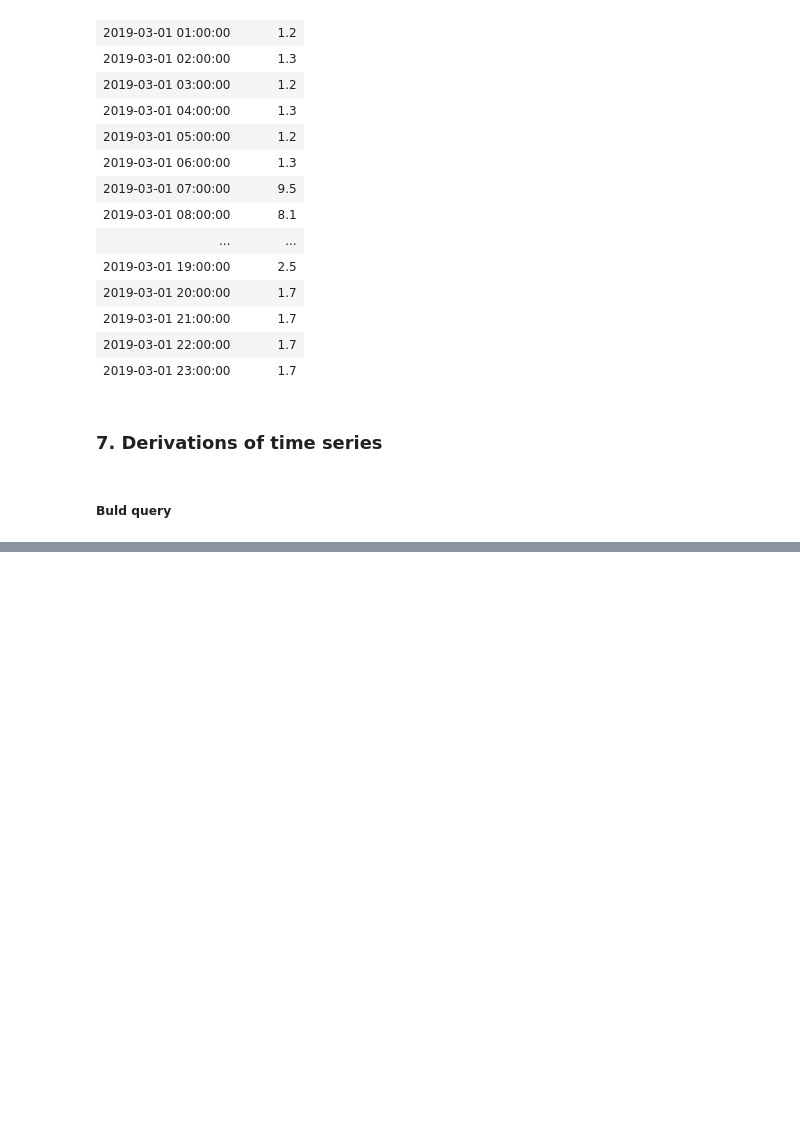
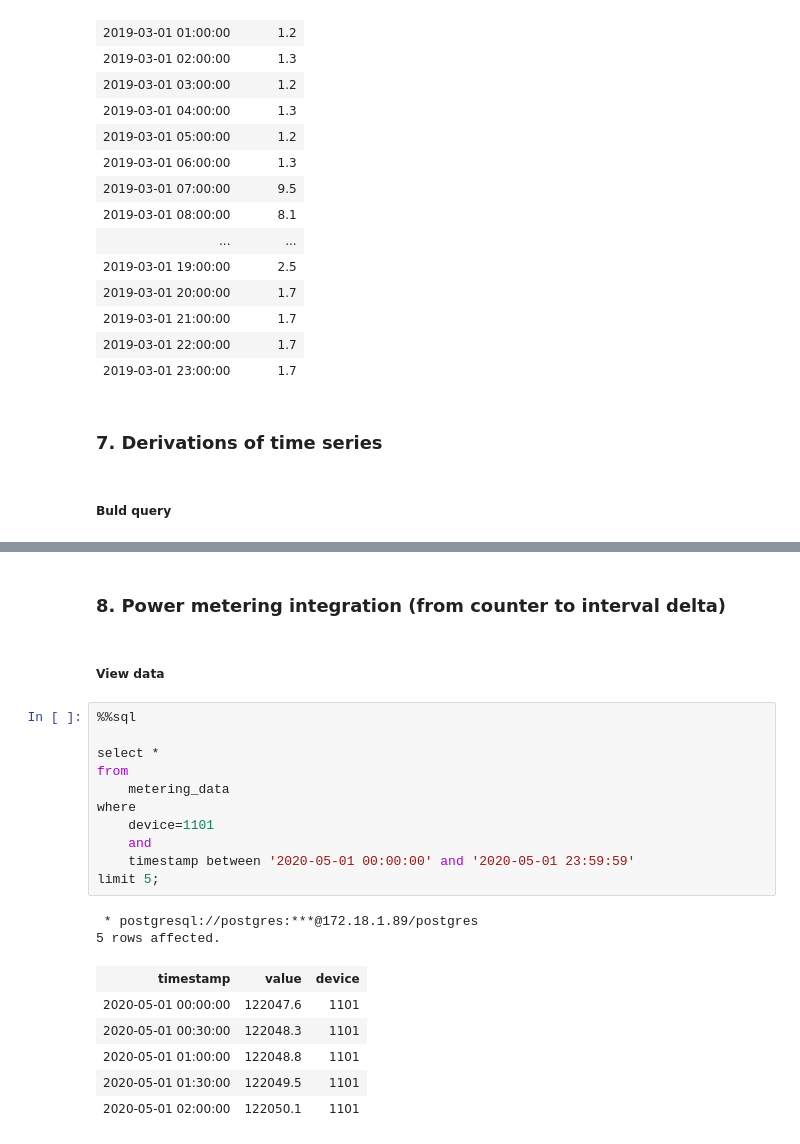
Before and after one commit to dimandms/sql_timeseries, a Jupyter notebook: lessons.ipynb, the cells around one changed output, grey strips where cells are left out. Drawn from its saved outputs; the diff is of its cells as text; blank space fills up the shorter version.

```diff
--- a/lessons.ipynb
+++ b/lessons.ipynb
@@ -395,0 +396,24 @@ limit 5;
+# %% [markdown]
+### 8. Power metering integration (from counter to interval delta)
+# %% [markdown]
+##### View data
+# %%
+%%sql
+
+select *
+from
+    metering_data
+where
+    device=1101
+    and
+    timestamp between '2020-05-01 00:00:00' and '2020-05-01 23:59:59'
+limit 5;
+# %% [output]
+ * postgresql://postgres:***@172.18.1.89/postgres
+5 rows affected.
+| timestamp | value | device |
+| 2020-05-01 00:00:00 | 122047.6 | 1101 |
+| 2020-05-01 00:30:00 | 122048.3 | 1101 |
+| 2020-05-01 01:00:00 | 122048.8 | 1101 |
+| 2020-05-01 01:30:00 | 122049.5 | 1101 |
+| 2020-05-01 02:00:00 | 122050.1 | 1101 |
```
Also changed, not shown: parts of 6 cells of this notebook.
